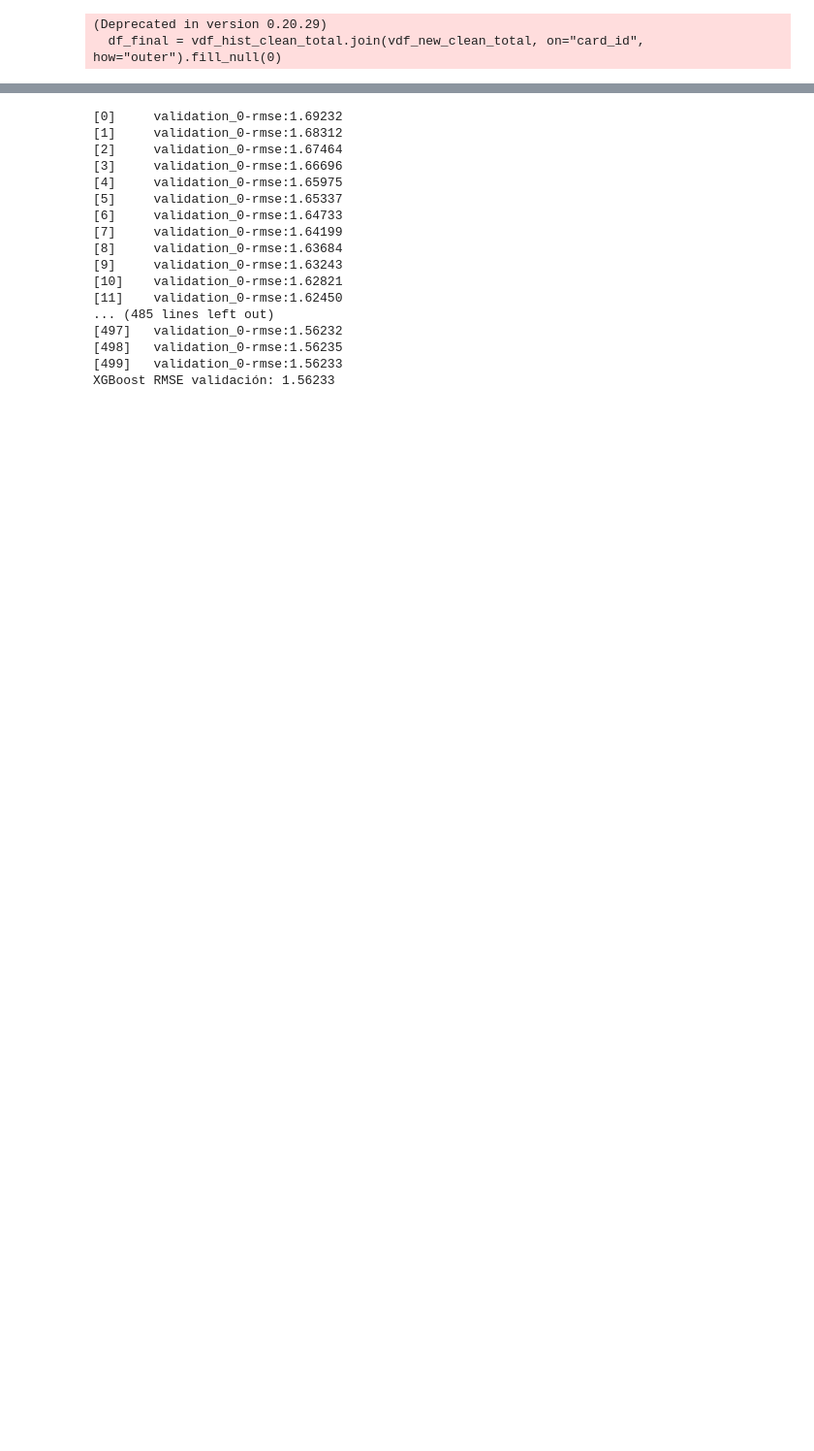
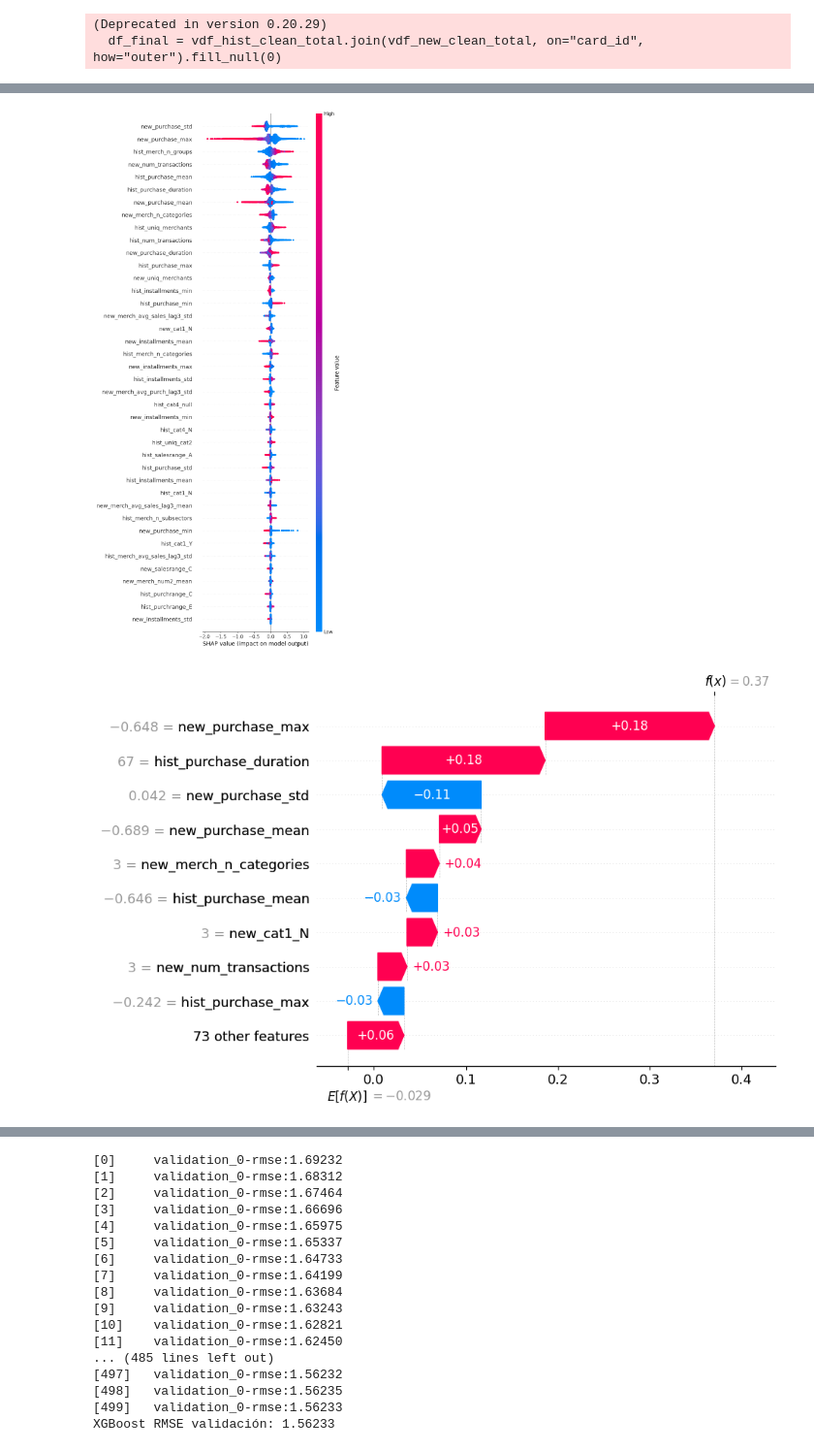
Before and after one commit to paulsantillan787/elo-data-mining, a Jupyter notebook: prep_v4.ipynb, the cells around one changed output, grey strips where cells are left out. Shown at 97% size. Drawn from its saved outputs; the diff is of its cells as text; code cells hidden in the pictures; blank space fills up the shorter version.

```diff
--- a/prep_v4.ipynb
+++ b/prep_v4.ipynb
@@ -2052,0 +2279,21 @@ dtype: int32
+# %%
+import shap
+
+# Entrena tu modelo final (si no lo has hecho ya)
+# model.fit(X_train, y_train, ...)
+
+explainer = shap.TreeExplainer(model)
+shap_values = explainer.shap_values(X_val)
+
+# Summary plot (global)
+shap.summary_plot(shap_values, X_val, max_display=40)
+
+# Ejemplo de explicación individual (primer registro)
+shap.force_plot(explainer.expected_value, shap_values[0], X_val.iloc[0])
+
+shap.plots.waterfall(shap.Explanation(values=shap_values[0],
+                                      base_values=explainer.expected_value,
+                                      data=X_val.iloc[0]))
+# %% [output]
+[figure, added]
+[figure, added]
```
Also changed, not shown: parts of 74 cells of this notebook.
